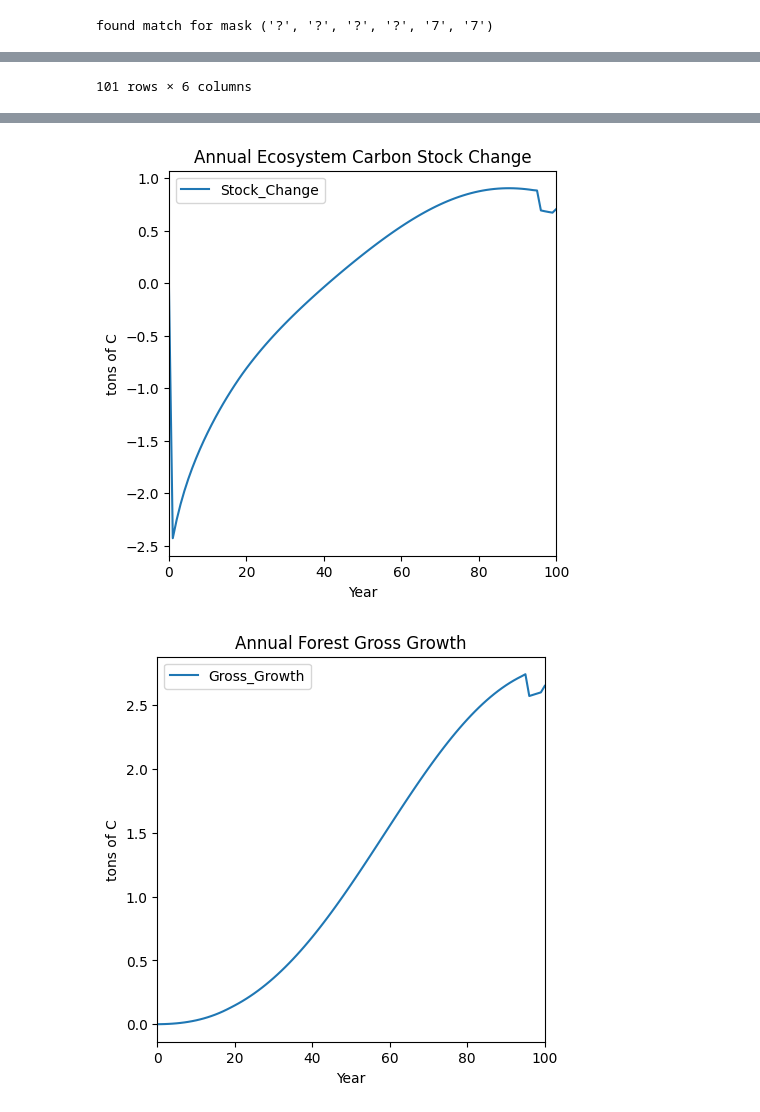
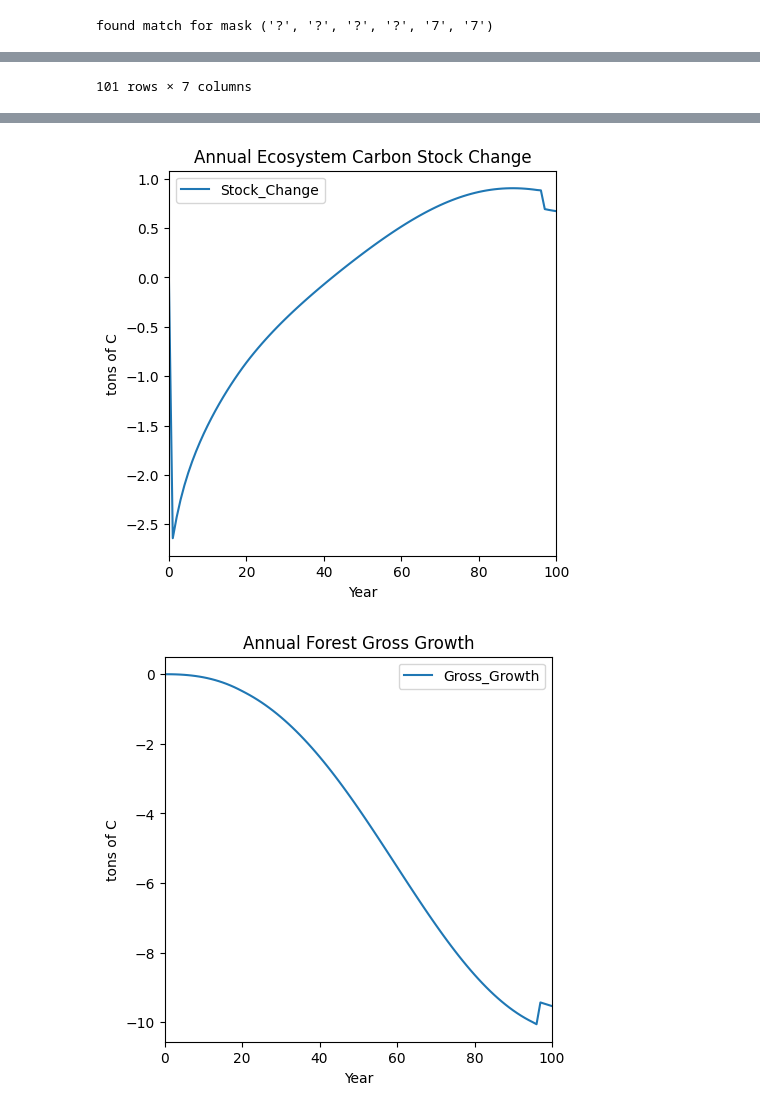
Before and after one commit to UBC-FRESH/nbds_mining, a Jupyter notebook: test_dss_build_carbon_curve_redchris_original.ipynb, the cells around one changed output, grey strips where cells are left out. Cells and saved outputs as stored; diff of their text form; code cells hidden in the pictures.

```diff
--- a/test_dss_build_carbon_curve_redchris_original.ipynb
+++ b/test_dss_build_carbon_curve_redchris_original.ipynb
@@ -281,9 +314,10 @@ GrossGrowth_BG = flux[[
 # %%
 # Define Sum Carbon Pools and Sum Carbon Fluxes
 pools = ecosystem_pools
-fluxes = decay_emissions_fluxes + disturbance_emissions_fluxes
-gross_growth = grossgrowth_ag + grossgrowth_bg
-
+# fluxes = decay_emissions_fluxes + disturbance_emissions_fluxes
+# gross_growth = grossgrowth_ag + grossgrowth_bg
+fluxes = ecosystem_decay_emissions_pools
+gross_growth = GrossGrowth_pools
 sum_pools = ['ecosystem', 'biomass', 'DOM']
 # %%
 # Report Annual CBM Results
@@ -329,7 +363,7 @@ sit_tables['sit_inventory']
 # %%
 # Set Age and Area to 1 and 1.0
 df = sit_tables['sit_inventory']
-df['age'] = df['age'].apply(lambda x: 1)
+df['age'] = df['age'].apply(lambda x: 0)
 df['area'] = df['area'].apply(lambda x: 1.0)
 df = df.drop_duplicates(ignore_index=True)
 df
@@ -451,5 +547,6 @@ plot_scenario_maxstock(df)
 cbm_output = run_cbm_maxstock(sit_config, sit_tables, n_steps)
 # %%
 # Report Annual CBM Outputs
-cbm_report(fm, cbm_output, biomass_pools, dom_pools, fluxes, gross_growth)
+# cbm_report(fm, cbm_output, biomass_pools, dom_pools, fluxes, gross_growth)
+cbm_report_both(fm, cbm_output, biomass_pools, dom_pools, fluxes, gross_growth)
 # %% [output]
@@ -469 +566 @@ cbm_report(fm, cbm_output, biomass_pools, dom_pools, fluxes, gross_growth)
-101 rows × 6 columns
+101 rows × 7 columns
@@ -472,4 +569,4 @@ cbm_report(fm, cbm_output, biomass_pools, dom_pools, fluxes, gross_growth)
-[figure, old version]
+[figure, new version]
-[figure, old version]
+[figure, new version]
 # %%
 # Compare the carbon outputs from ws3 (table above) and libcbm (table below)
```
Also changed, not shown: parts of 24 cells of this notebook, 6 other files.
